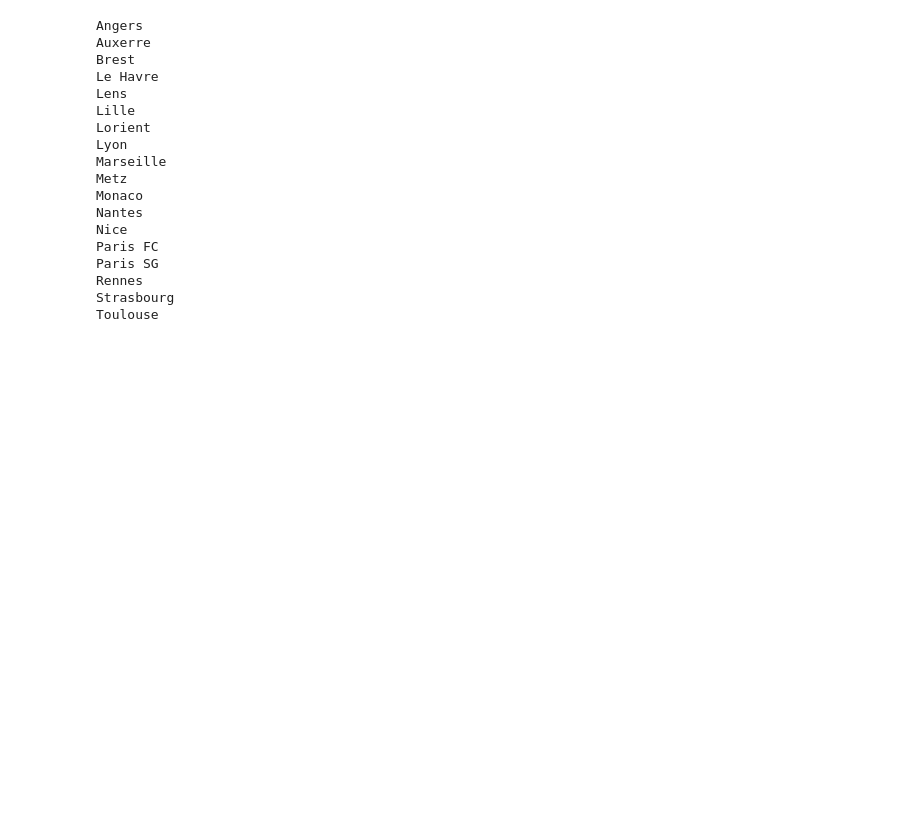
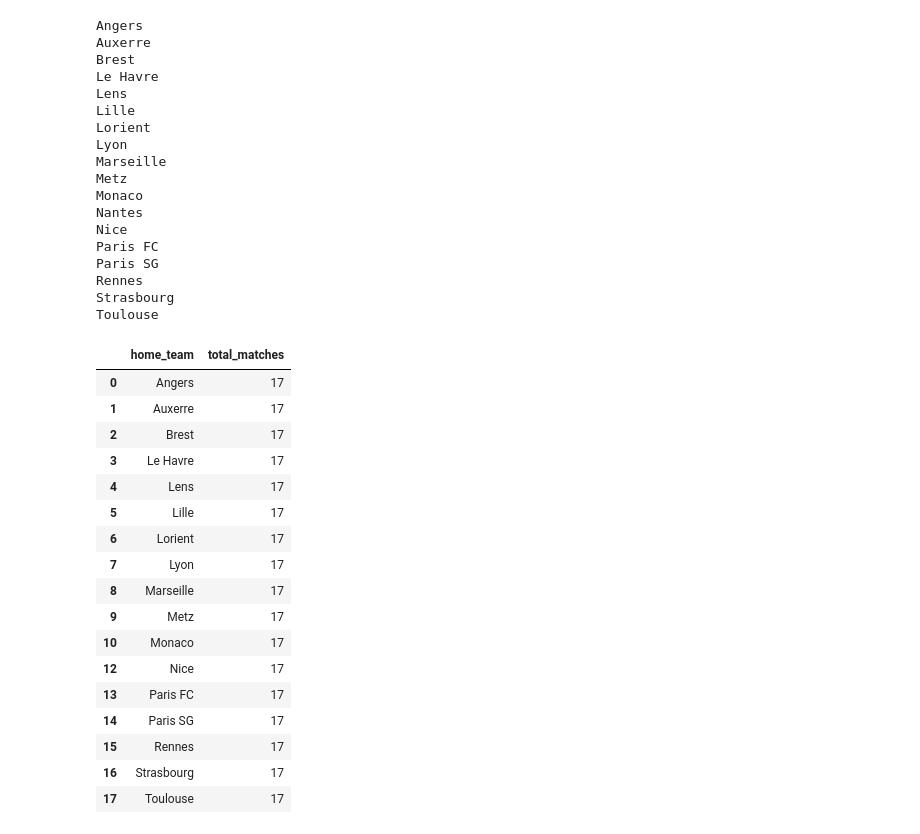
Before and after one commit to fk-961/odds-vs-reality, a Jupyter notebook: notebooks/exploration_raw.ipynb, the cells around one changed output. Saved outputs shown, nothing was run; the diff lists cells and outputs as text; code cells hidden in the pictures; blank space fills up the shorter version.

```diff
--- a/notebooks/exploration_raw.ipynb
+++ b/notebooks/exploration_raw.ipynb
@@ -860,3 +860,24 @@ Paris SG
 Rennes
 Strasbourg
 Toulouse
+# %%
+stuff[stuff['total_matches'] > 16]
+# %% [output]
+|  | home_team | total_matches |
+| 0 | Angers | 17 |
+| 1 | Auxerre | 17 |
+| 2 | Brest | 17 |
+| 3 | Le Havre | 17 |
+| 4 | Lens | 17 |
+| 5 | Lille | 17 |
+| 6 | Lorient | 17 |
+| 7 | Lyon | 17 |
+| 8 | Marseille | 17 |
+| 9 | Metz | 17 |
+| 10 | Monaco | 17 |
+| 12 | Nice | 17 |
+| 13 | Paris FC | 17 |
+| 14 | Paris SG | 17 |
+| 15 | Rennes | 17 |
+| 16 | Strasbourg | 17 |
+| 17 | Toulouse | 17 |
```
Also changed, not shown: 4 other files.
